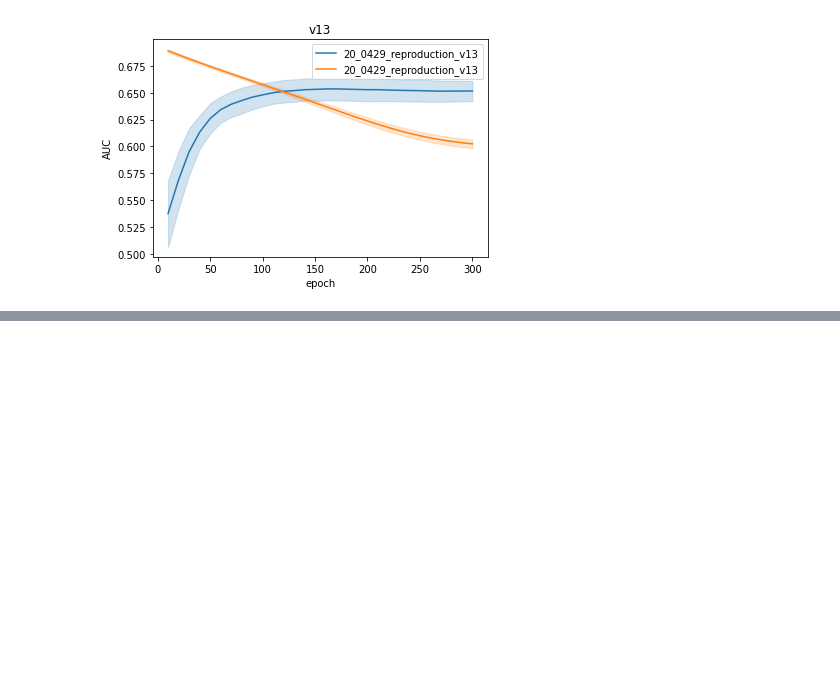
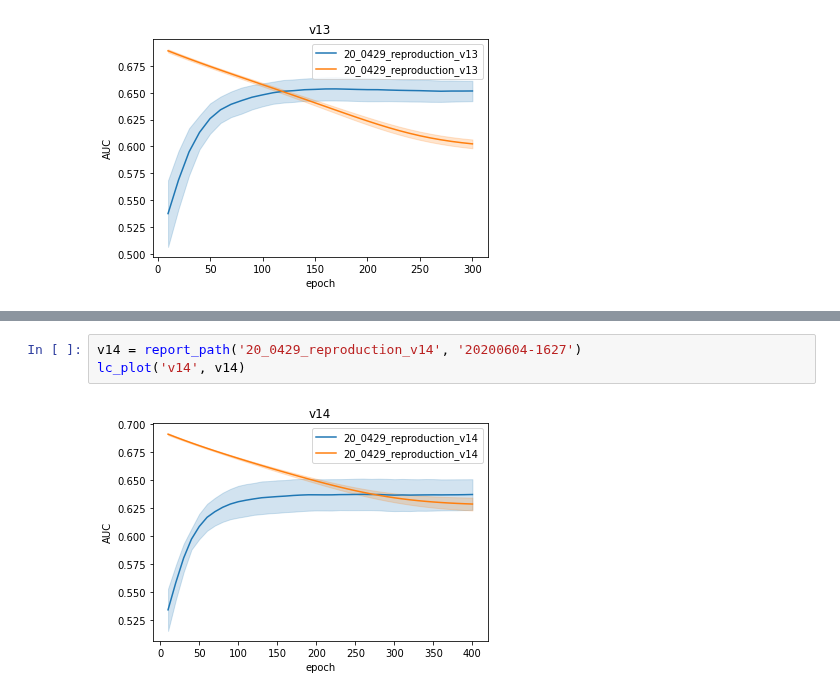
Before and after one commit to qqpann/KnowledgeTracing, a Jupyter notebook: notebook/DrawLC_reproduce_simulated_v10.ipynb, the cells around one changed output, grey strips where cells are left out. Cells and saved outputs as stored; diff of their text form; blank space fills up the shorter version.

```diff
--- a/notebook/DrawLC_reproduce_simulated_v10.ipynb
+++ b/notebook/DrawLC_reproduce_simulated_v10.ipynb
@@ -159,0 +165,5 @@ lc_plot('v13', v13)
+# %%
+v14 = report_path('20_0429_reproduction_v14', '20200604-1627')
+lc_plot('v14', v14)
+# %% [output]
+[figure, added]
```
Also changed, not shown: parts of 3 cells of this notebook.
